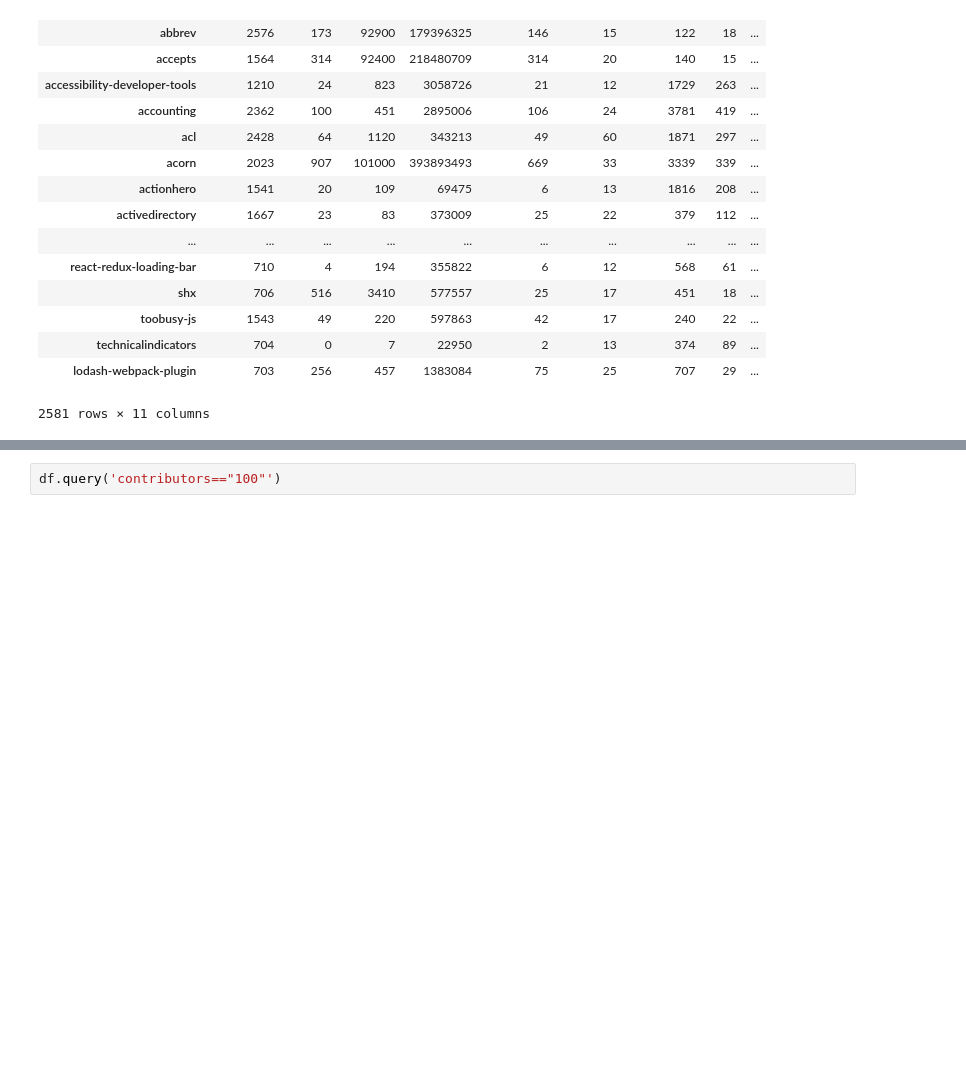
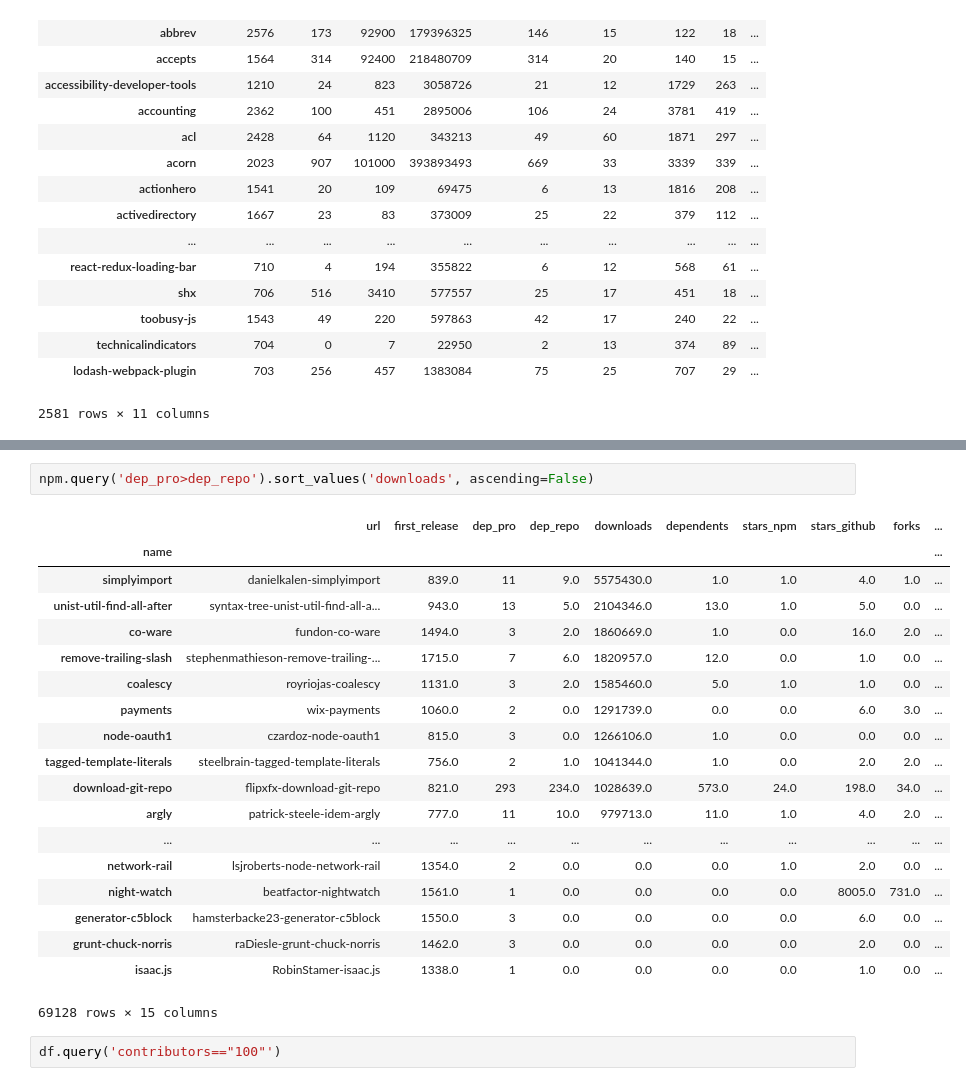
Before and after one commit to AhmedZerouali/notebooks, a Jupyter notebook: popularity_analysis/popularity_analysis.ipynb, the cells around one changed output, grey strips where cells are left out. Saved outputs shown, nothing was run; the diff lists cells and outputs as text; blank space fills up the shorter version.

```diff
--- a/popularity_analysis/popularity_analysis.ipynb
+++ b/popularity_analysis/popularity_analysis.ipynb
@@ -432,3 +446,25 @@ Text(0.5,0,'package lifetime in days')
+# %%
+npm.query('dep_pro>dep_repo').sort_values('downloads', ascending=False)
+# %% [output]
+|  | url | first_release | dep_pro | dep_repo | downloads | dependents | stars_npm | stars_github | forks | ... |
+| name |  |  |  |  |  |  |  |  |  | ... |
+| simplyimport | danielkalen-simplyimport | 839.0 | 11 | 9.0 | 5575430.0 | 1.0 | 1.0 | 4.0 | 1.0 | ... |
+| unist-util-find-all-after | syntax-tree-unist-util-find-all-a... | 943.0 | 13 | 5.0 | 2104346.0 | 13.0 | 1.0 | 5.0 | 0.0 | ... |
+| co-ware | fundon-co-ware | 1494.0 | 3 | 2.0 | 1860669.0 | 1.0 | 0.0 | 16.0 | 2.0 | ... |
+| remove-trailing-slash | stephenmathieson-remove-trailing-... | 1715.0 | 7 | 6.0 | 1820957.0 | 12.0 | 0.0 | 1.0 | 0.0 | ... |
+| coalescy | royriojas-coalescy | 1131.0 | 3 | 2.0 | 1585460.0 | 5.0 | 1.0 | 1.0 | 0.0 | ... |
+| payments | wix-payments | 1060.0 | 2 | 0.0 | 1291739.0 | 0.0 | 0.0 | 6.0 | 3.0 | ... |
+| node-oauth1 | czardoz-node-oauth1 | 815.0 | 3 | 0.0 | 1266106.0 | 1.0 | 0.0 | 0.0 | 0.0 | ... |
+| tagged-template-literals | steelbrain-tagged-template-literals | 756.0 | 2 | 1.0 | 1041344.0 | 1.0 | 0.0 | 2.0 | 2.0 | ... |
+| download-git-repo | flipxfx-download-git-repo | 821.0 | 293 | 234.0 | 1028639.0 | 573.0 | 24.0 | 198.0 | 34.0 | ... |
+| argly | patrick-steele-idem-argly | 777.0 | 11 | 10.0 | 979713.0 | 11.0 | 1.0 | 4.0 | 2.0 | ... |
+| ... | ... | ... | ... | ... | ... | ... | ... | ... | ... | ... |
+| network-rail | lsjroberts-node-network-rail | 1354.0 | 2 | 0.0 | 0.0 | 0.0 | 1.0 | 2.0 | 0.0 | ... |
+| night-watch | beatfactor-nightwatch | 1561.0 | 1 | 0.0 | 0.0 | 0.0 | 0.0 | 8005.0 | 731.0 | ... |
+| generator-c5block | hamsterbacke23-generator-c5block | 1550.0 | 3 | 0.0 | 0.0 | 0.0 | 0.0 | 6.0 | 0.0 | ... |
+| grunt-chuck-norris | raDiesle-grunt-chuck-norris | 1462.0 | 3 | 0.0 | 0.0 | 0.0 | 0.0 | 2.0 | 0.0 | ... |
+| isaac.js | RobinStamer-isaac.js | 1338.0 | 1 | 0.0 | 0.0 | 0.0 | 0.0 | 1.0 | 0.0 | ... |
+69128 rows × 15 columns
 # %%
 df.query('contributors=="100"')
 # %% [output]
```
Also changed, not shown: parts of 6 cells of this notebook, 4 other files.
